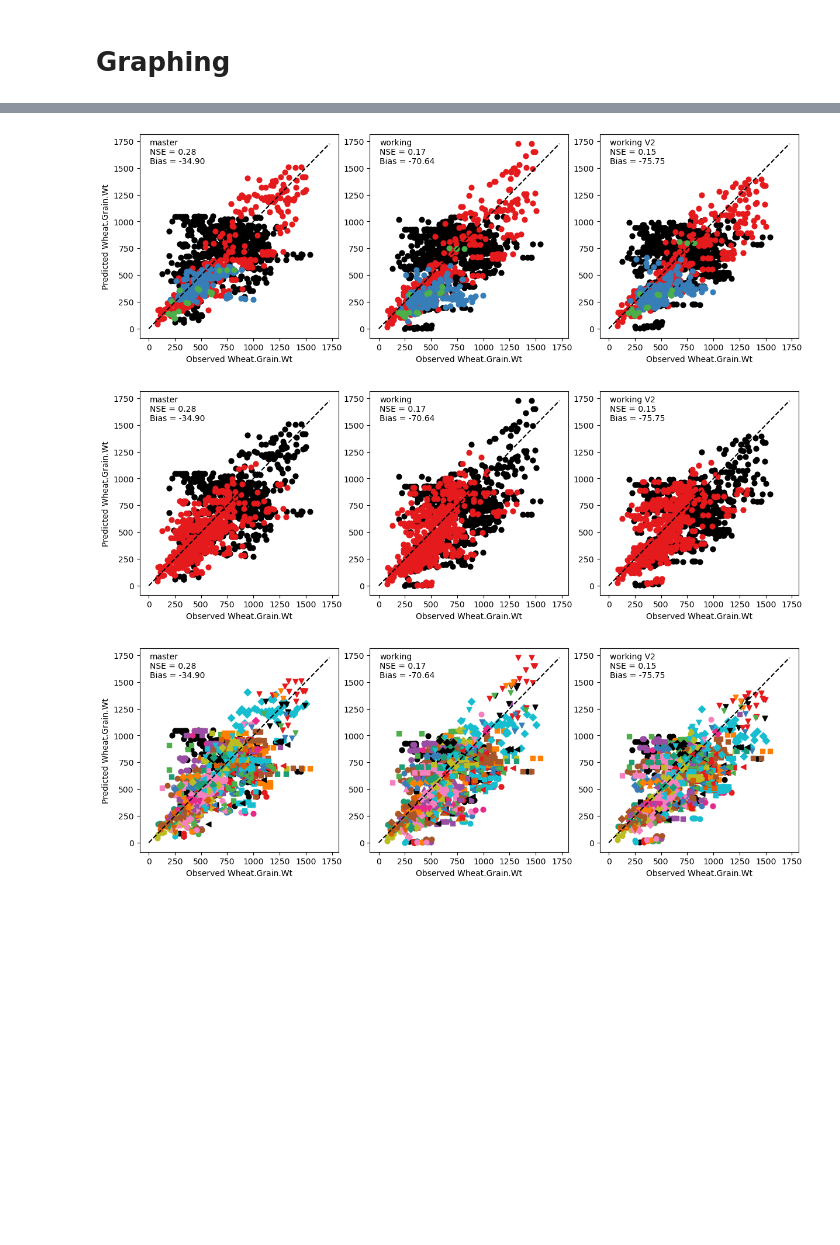
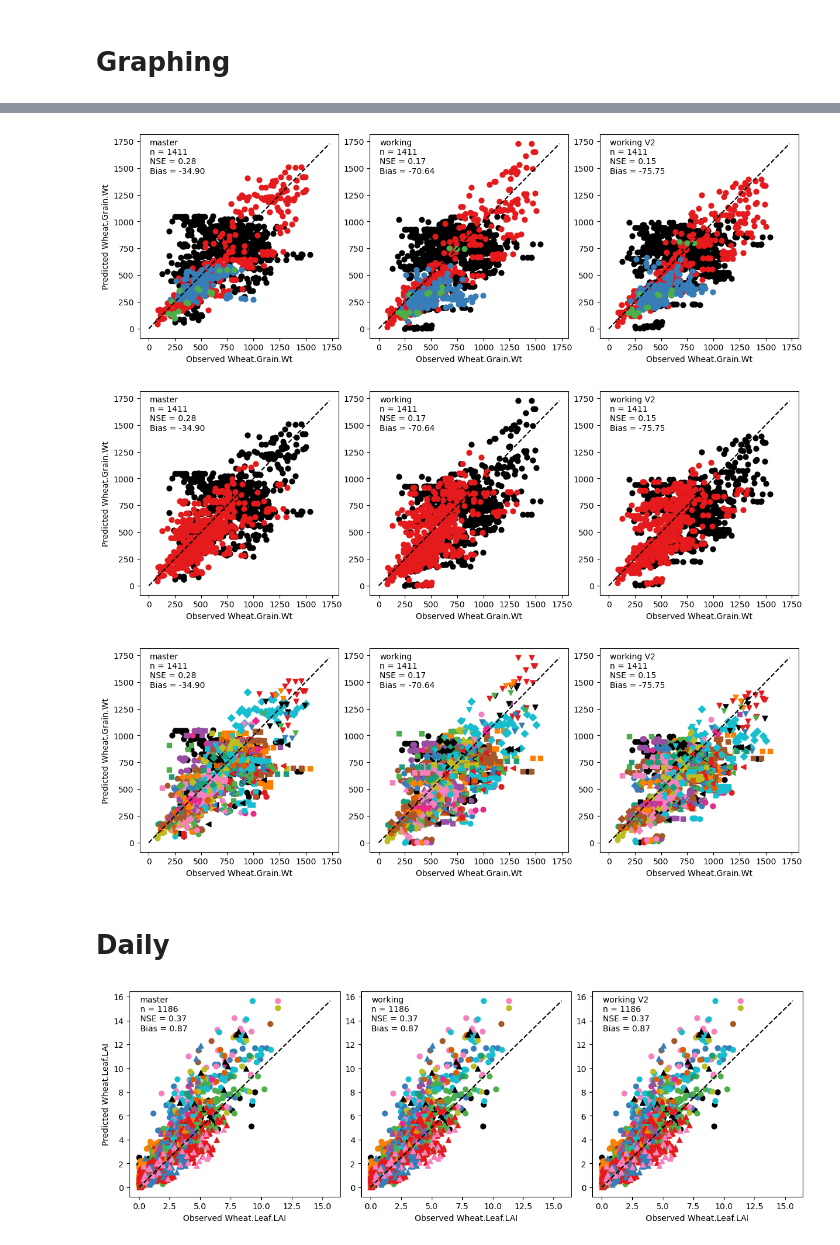
Before and after one commit to HamishBrownPFR/APSIMTools, a Jupyter notebook: Wheat Analysis/TestWheatObsPred.ipynb, the cells around one changed output, grey strips where cells are left out. Saved outputs shown, nothing was run; the diff lists cells and outputs as text; code cells hidden in the pictures; blank space fills up the shorter version.

```diff
--- a/Wheat Analysis/TestWheatObsPred.ipynb
+++ b/Wheat Analysis/TestWheatObsPred.ipynb
@@ -1592,13 +1590,19 @@ plot_obs_pred_by_branch("Wheat.Grain.Wt",demark_by='Experiment')
 # %%
-plot_obs_pred_by_branch("Wheat.Grain.Wt",demark_by='ProjectGroup')
+plot_obs_pred_by_branch("Wheat.Grain.Wt",demark_by='ProjectGroup',mode='harvest')
 # %% [output]
-[figure, old version]
+[figure, new version]
 # %%
-plot_obs_pred_by_branch("Wheat.Grain.Wt",demark_by='DevelopmentType')
+plot_obs_pred_by_branch("Wheat.Grain.Wt",demark_by='DevelopmentType',mode='harvest')
 # %% [output]
-[figure, old version]
+[figure, new version]
 # %%
-plot_obs_pred_by_branch("Wheat.Grain.Wt",demark_by='Wheat.SowingData.Cultivar')
+plot_obs_pred_by_branch("Wheat.Grain.Wt",demark_by='Wheat.SowingData.Cultivar',mode='harvest')
 # %% [output]
-[figure, old version]
+[figure, new version]
+# %% [markdown]
+# Daily
+# %%
+plot_obs_pred_by_branch("Wheat.Leaf.LAI",demark_by='Wheat.SowingData.Cultivar')
+# %% [output]
+[figure, added]
 # %%
```
Also changed, not shown: parts of 12 cells of this notebook, 7 other files.
